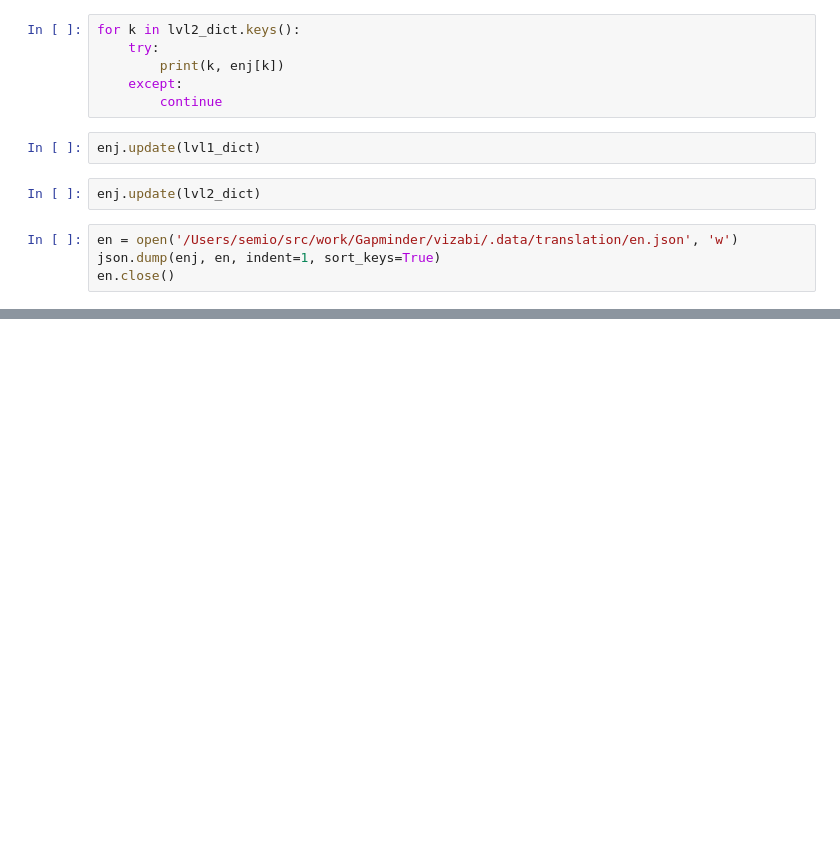
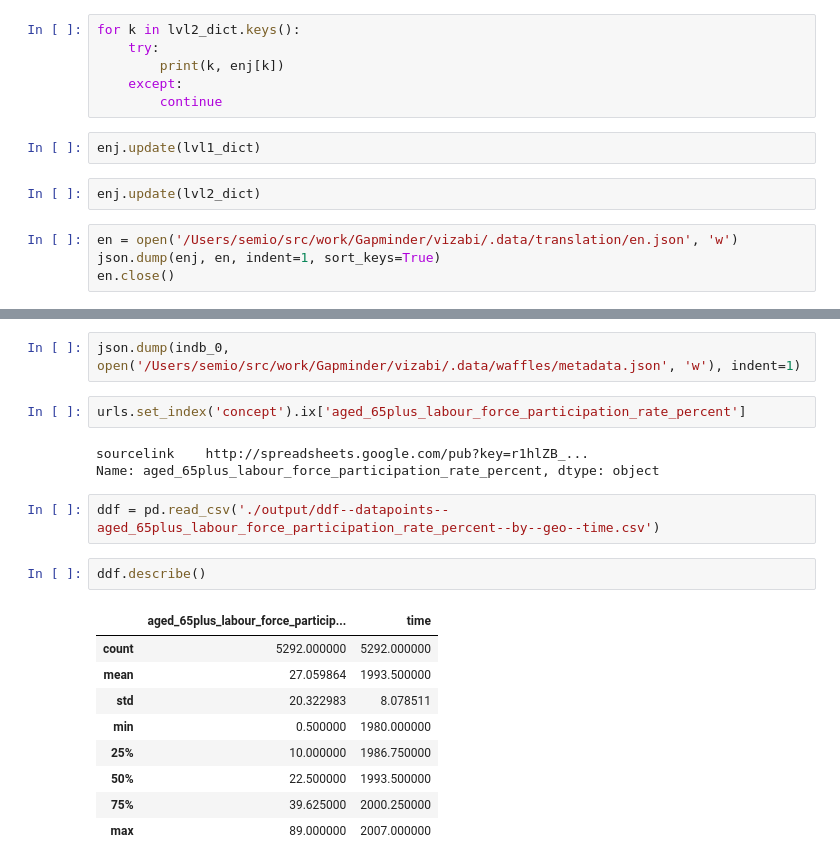
Before and after one commit to semio/ddf--gapminder--gapminder_world, a Jupyter notebook: waffle.ipynb, the cells around one changed output, grey strips where cells are left out. Drawn from its saved outputs; the diff is of its cells as text; blank space fills up the shorter version.

```diff
--- a/waffle.ipynb
+++ b/waffle.ipynb
@@ -1020,0 +1209,21 @@ en.close()
+# %%
+json.dump(indb_0, open('/Users/semio/src/work/Gapminder/vizabi/.data/waffles/metadata.json', 'w'), indent=1)
+# %%
+urls.set_index('concept').ix['aged_65plus_labour_force_participation_rate_percent']
+# %% [output]
+sourcelink    http://spreadsheets.google.com/pub?key=r1hlZB_...
+Name: aged_65plus_labour_force_participation_rate_percent, dtype: object
+# %%
+ddf = pd.read_csv('./output/ddf--datapoints--aged_65plus_labour_force_participation_rate_percent--by--geo--time.csv')
+# %%
+ddf.describe()
+# %% [output]
+|  | aged_65plus_labour_force_particip... | time |
+| count | 5292.000000 | 5292.000000 |
+| mean | 27.059864 | 1993.500000 |
+| std | 20.322983 | 8.078511 |
+| min | 0.500000 | 1980.000000 |
+| 25% | 10.000000 | 1986.750000 |
+| 50% | 22.500000 | 1993.500000 |
+| 75% | 39.625000 | 2000.250000 |
+| max | 89.000000 | 2007.000000 |
```
Also changed, not shown: parts of 30 cells of this notebook, 1 other file.
